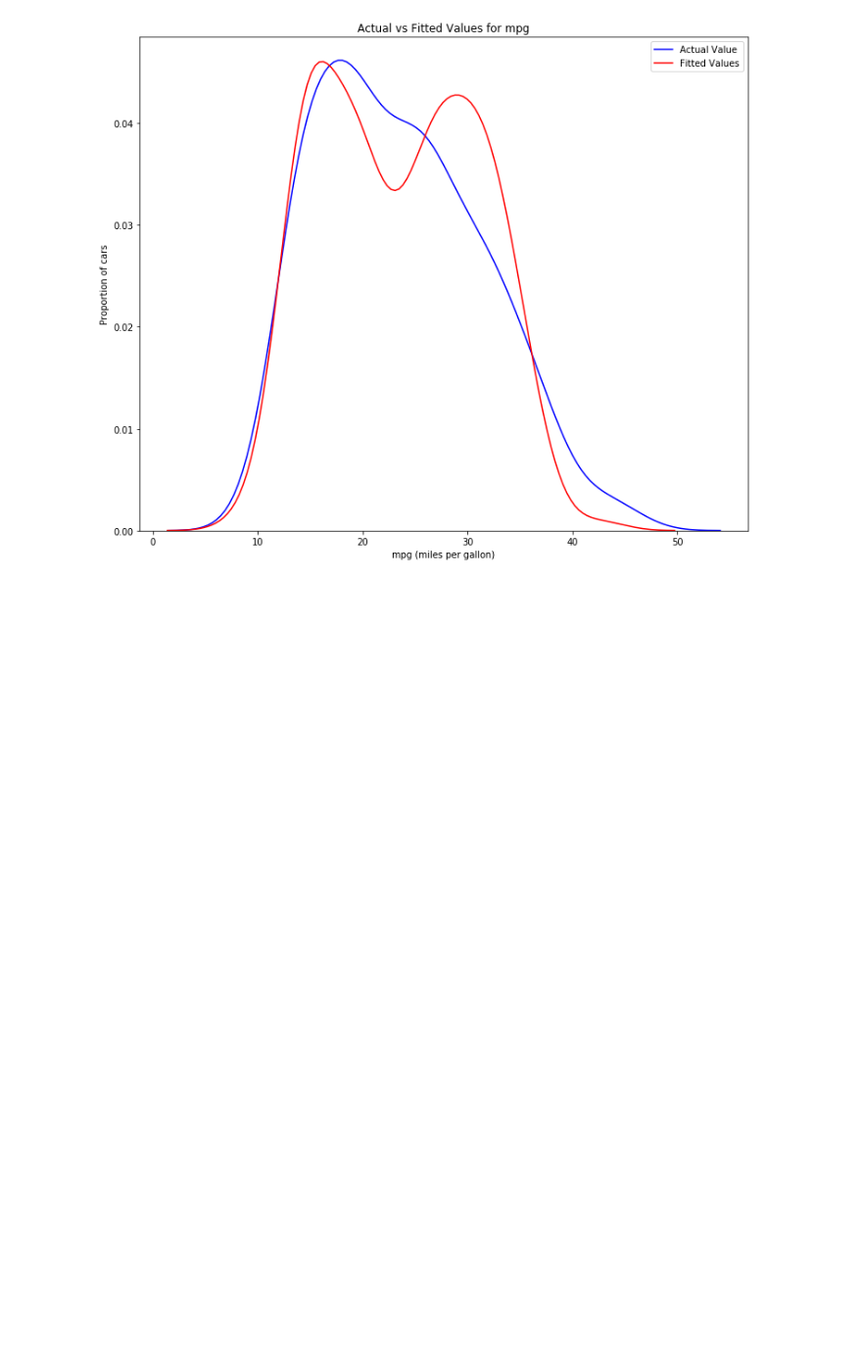
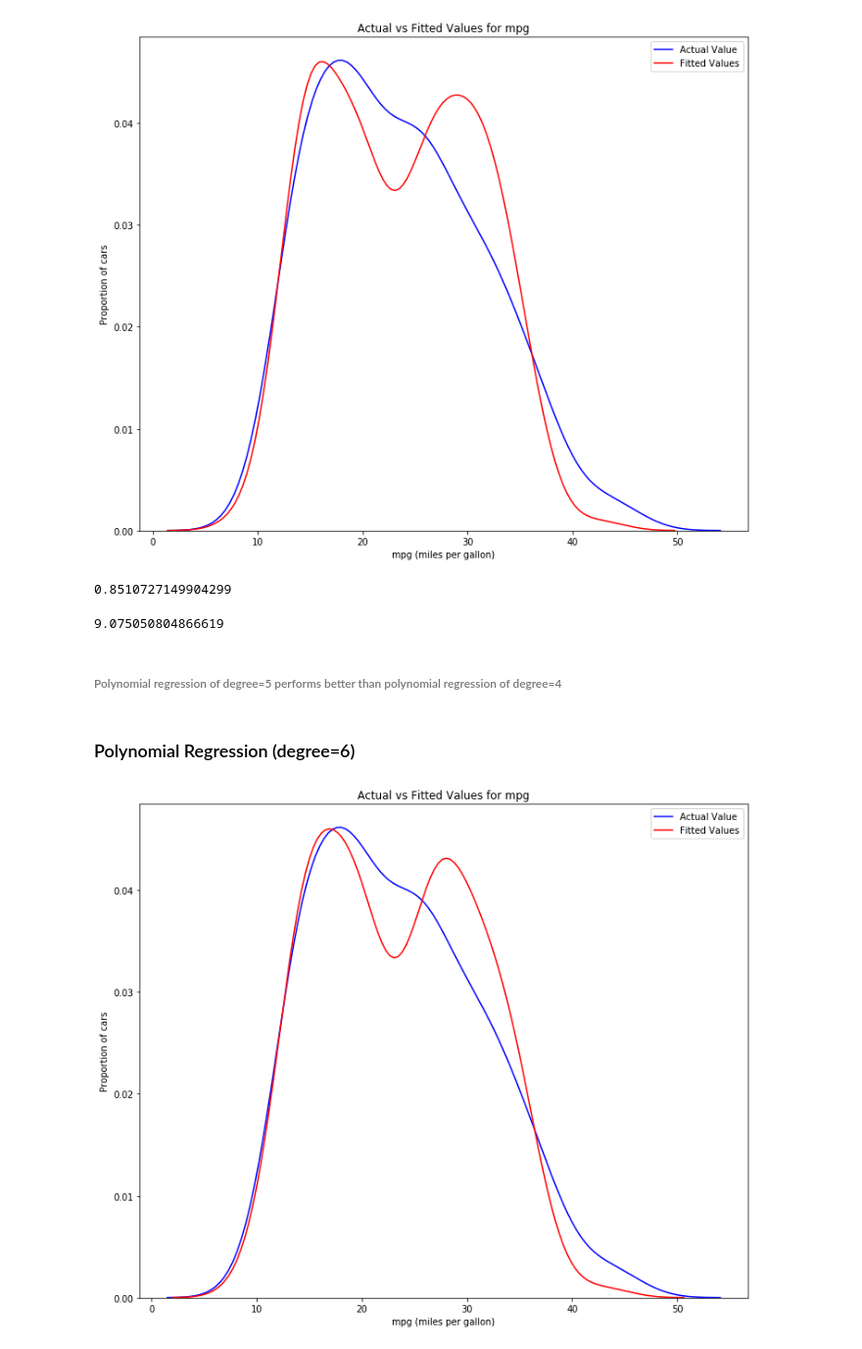
Before and after one commit to AmmaraRazzaq/ML-Regression, a Jupyter notebook: linearRegression.ipynb, the cells around one changed output. Shown: that part at 98% size. Drawn from its saved outputs; the diff is of its cells as text; code cells hidden in the pictures; blank space fills up the shorter version.

Commit message:
polynomial regression with degree=6

```diff
--- a/linearRegression.ipynb
+++ b/linearRegression.ipynb
@@ -351,3 +351,43 @@ plt.show()
 plt.close()
 # %% [output]
 [figure]
+# %%
+r2_score(df['mpg'],ypipe)
+# %% [output]
+0.8510727149904299
+# %%
+mean_squared_error(df['mpg'],ypipe)
+# %% [output]
+9.075050804866619
+# %% [markdown]
+###### Polynomial regression of degree=5 performs better than polynomial regression of degree=4
+# %% [markdown]
+### Polynomial Regression (degree=6)
+# %%
+#input
+Input = [('scale',StandardScaler()),('polynomial',PolynomialFeatures(degree=6)),('model',LinearRegression())]
+
+#pipeline constructor
+pipe = Pipeline(Input)
+
+#train
+pipe.fit(X,df['mpg'])
+
+#predict
+ypipe = pipe.predict(X)
+# %%
+plt.figure(figsize=(width, height))
+
+
+ax1 = sns.distplot(df['mpg'], hist=False, color="b", label="Actual Value")
+sns.distplot(ypipe, hist=False, color="r", label="Fitted Values" , ax=ax1)
+
+
+plt.title('Actual vs Fitted Values for mpg')
+plt.xlabel('mpg (miles per gallon)')
+plt.ylabel('Proportion of cars')
+
+plt.show()
+plt.close()
+# %% [output]
+[figure, added]
```
